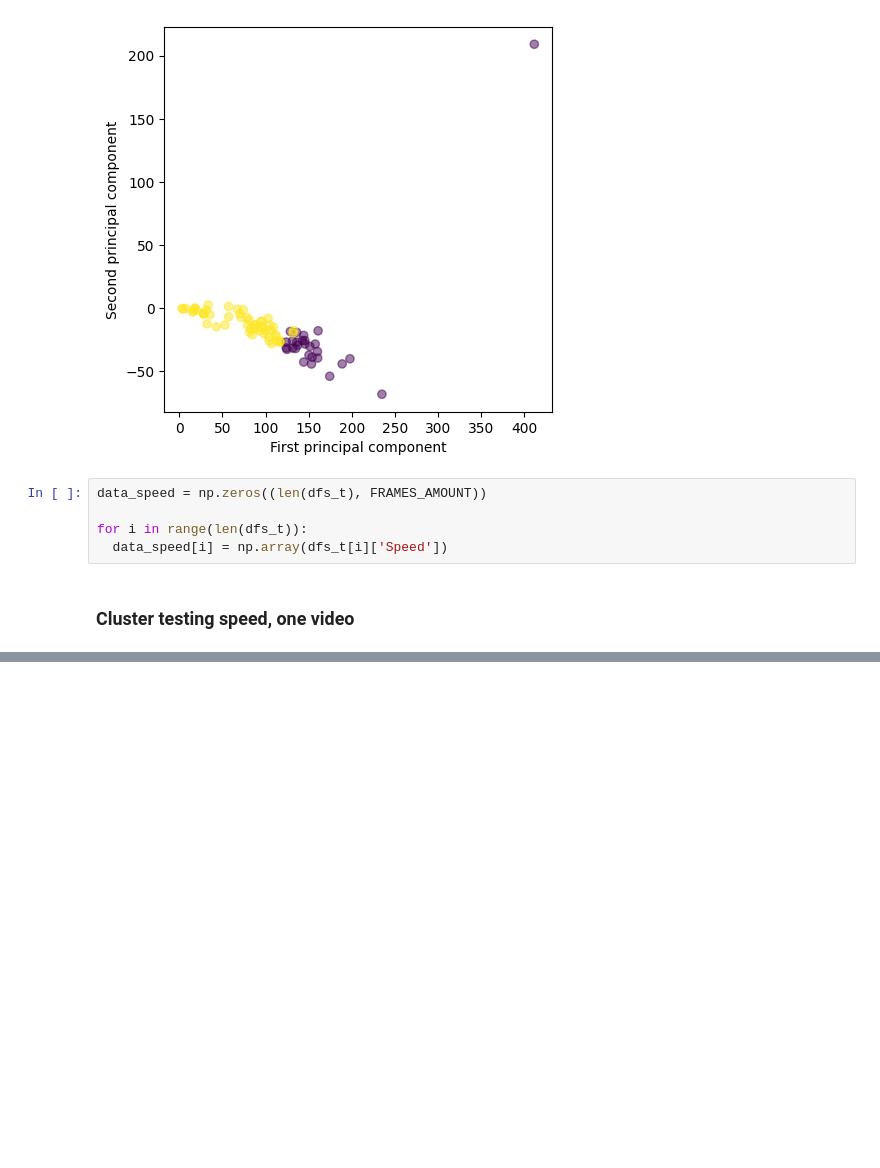
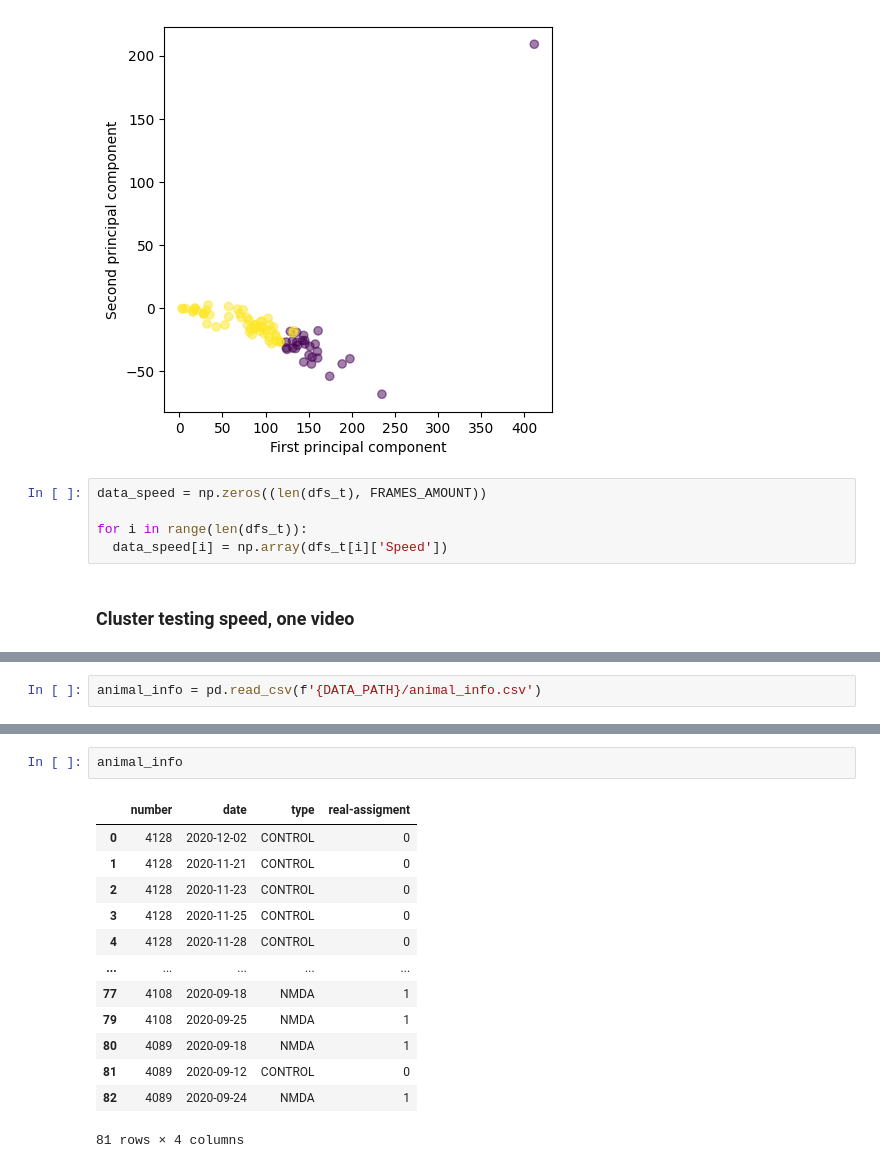
Before and after one commit to Gonzalo-Ortega/Stereotypical-Behavior-Classification, a Jupyter notebook: Analysis_Gonzalo.ipynb, the cells around one changed output, grey strips where cells are left out. Cells and saved outputs as stored; diff of their text form; blank space fills up the shorter version.

```diff
--- a/Analysis_Gonzalo.ipynb
+++ b/Analysis_Gonzalo.ipynb
@@ -2023,0 +2092,2 @@ for i in range(len(dfs_t)):
+# %%
+animal_info = pd.read_csv(f'{DATA_PATH}/animal_info.csv')
@@ -2023,0 +2117,16 @@ for i in range(len(dfs_t)):
+# %%
+animal_info
+# %% [output]
+|  | number | date | type | real-assigment |
+| 0 | 4128 | 2020-12-02 | CONTROL | 0 |
+| 1 | 4128 | 2020-11-21 | CONTROL | 0 |
+| 2 | 4128 | 2020-11-23 | CONTROL | 0 |
+| 3 | 4128 | 2020-11-25 | CONTROL | 0 |
+| 4 | 4128 | 2020-11-28 | CONTROL | 0 |
+| ... | ... | ... | ... | ... |
+| 77 | 4108 | 2020-09-18 | NMDA | 1 |
+| 79 | 4108 | 2020-09-25 | NMDA | 1 |
+| 80 | 4089 | 2020-09-18 | NMDA | 1 |
+| 81 | 4089 | 2020-09-12 | CONTROL | 0 |
+| 82 | 4089 | 2020-09-24 | NMDA | 1 |
+81 rows × 4 columns
```
Also changed, not shown: parts of 52 cells of this notebook.
